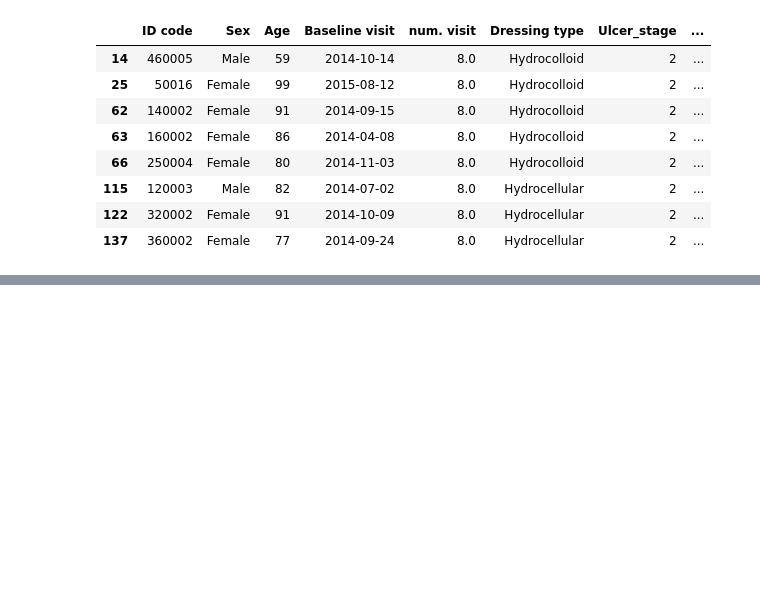
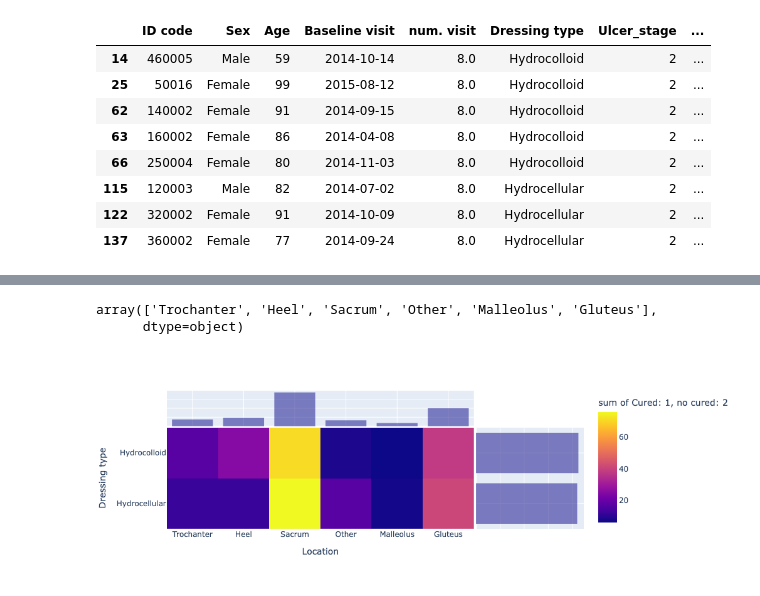
Before and after one commit to Maen1/molnlycke, a Jupyter notebook: c1.ipynb, the cells around one changed output, grey strips where cells are left out. Saved outputs shown, nothing was run; the diff lists cells and outputs as text; code cells hidden in the pictures; blank space fills up the shorter version.

Commit message:
add heat map graph

```diff
--- a/c1.ipynb
+++ b/c1.ipynb
@@ -217,0 +261,9 @@ analysis_df.loc[analysis_df['Cured: 1, no cured: 2'] == 1]
+# %%
+analysis_df['Location'].unique()
+# %% [output]
+array(['Trochanter', 'Heel', 'Sacrum', 'Other', 'Malleolus', 'Gluteus'],
+      dtype=object)
+# %%
+px.density_heatmap(analysis_df, x='Location', y='Dressing type', z='Cured: 1, no cured: 2', marginal_x="histogram", marginal_y="histogram")
+# %% [output]
+[figure, added]
```
Also changed, not shown: parts of 8 cells of this notebook.
